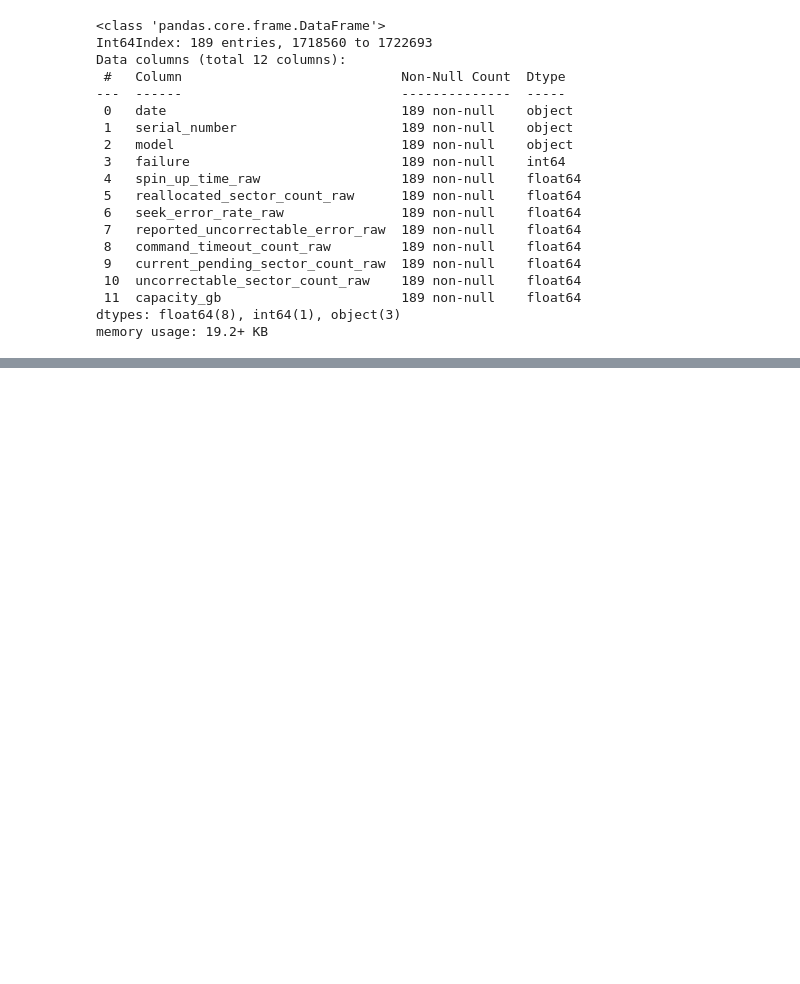
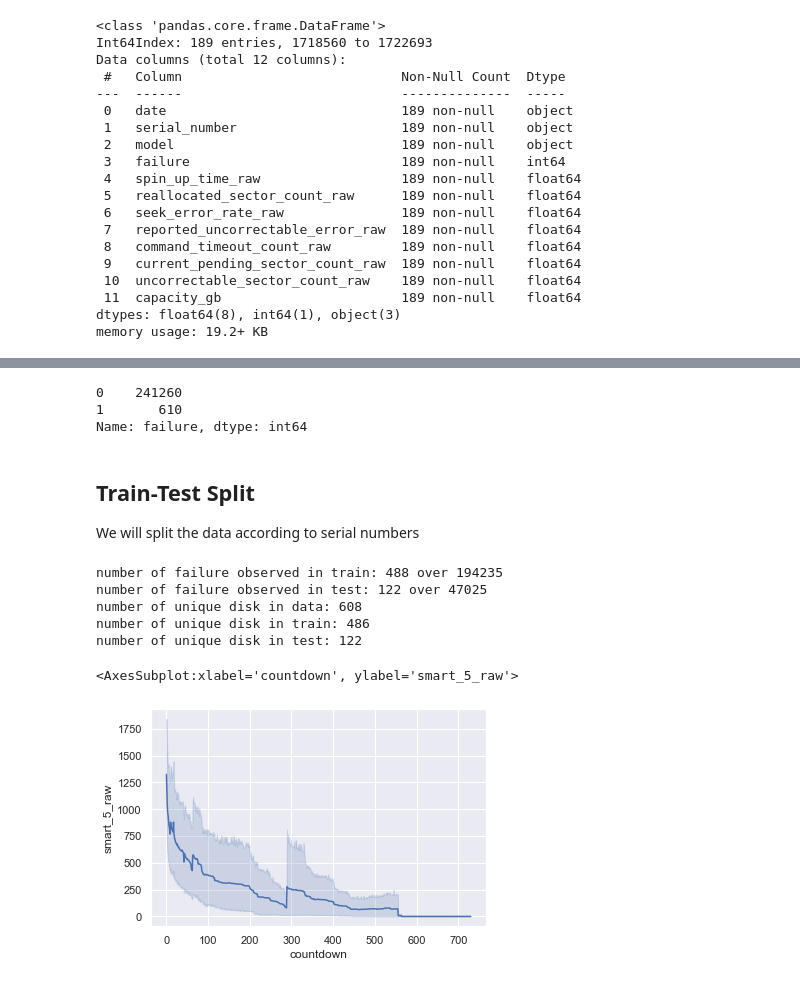
Before and after one commit to wcmphysics/DataScienceBootcamp-Capstone, a Jupyter notebook: notebooks/cmw.ipynb, the cells around one changed output, grey strips where cells are left out. Saved outputs shown, nothing was run; the diff lists cells and outputs as text; code cells hidden in the pictures; blank space fills up the shorter version.

```diff
--- a/notebooks/cmw.ipynb
+++ b/notebooks/cmw.ipynb
@@ -748,3 +659,0 @@ memory usage: 224.0+ bytes
-# %%
-sns.set(rc={'figure.facecolor': "lightgray"})
-ax = sns.lineplot(data=time_series_dataset[choice], x="date", y="smart_1_normalized")
@@ -765,4 +659,0 @@ Time series are saved successfully
-# %%
-sns.set(rc={'figure.facecolor': "lightgray"})
-for i, serial in enumerate(serials):
-    ax = sns.lineplot(data=time_series_dataset[i], x="date", y="smart_1_normalized")
@@ -858,0 +721,6 @@ memory usage: 18.2+ KB
+# %%
+file_path = repository_directory + "data/" +"ST4000DM000_processed_relevant"
+print(file_path)
+df_d = pd.read_csv(file_path, parse_dates=["date"])
+df_d = keep_some_smart_column_for_dataframe(df_d, smart_to_keep=key_smart, raw_or_normalized="raw")
+df_d.head(5)
@@ -858,0 +760,40 @@ memory usage: 18.2+ KB
+# %%
+df_d["failure"].value_counts()
+# %% [output]
+0    241260
+1       610
+Name: failure, dtype: int64
+# %% [markdown]
+## Train-Test Split
+
+We will split the data according to serial numbers
+# %%
+RSEED = 200
+serial_number_train, serial_number_test, dummy_train, dummy_test = train_test_split(df_d["serial_number"].unique(), df_d["serial_number"].unique(), test_size=0.2, random_state=RSEED)
+serial_number_train = pd.Series(serial_number_train)
+serial_number_test = pd.Series(serial_number_test)
+
+df_d_train = df_d[ df_d["serial_number"].isin(serial_number_train)]
+y_train = df_d_train["countdown"]
+X_train = df_d_train.drop("countdown", axis=1)
+df_d_test = df_d[ df_d["serial_number"].isin(serial_number_test)]
+y_test = df_d_test["countdown"]
+X_test = df_d_test.drop("countdown", axis=1)
+
+print("number of failure observed in train:", df_d_train.query("failure == 1")["failure"].count(), "over",df_d_train.query("failure == False")["failure"].count())
+print("number of failure observed in test:", df_d_test.query("failure == 1")["failure"].count(), "over",df_d_test.query("failure == 0")["failure"].count())
+
+print("number of unique disk in data:", df_d["serial_number"].nunique())
+print("number of unique disk in train:", df_d_train["serial_number"].nunique())
+print("number of unique disk in test:", df_d_test["serial_number"].nunique())
+# %% [output]
+number of failure observed in train: 488 over 194235
+number of failure observed in test: 122 over 47025
+number of unique disk in data: 608
+number of unique disk in train: 486
+number of unique disk in test: 122
+# %%
+sns.lineplot(data=df_d_train, x="countdown", y="smart_5_raw", estimator="mean")
+# %% [output]
+<AxesSubplot:xlabel='countdown', ylabel='smart_5_raw'>
+[figure, added]
```
Also changed, not shown: parts of 73 cells of this notebook.
